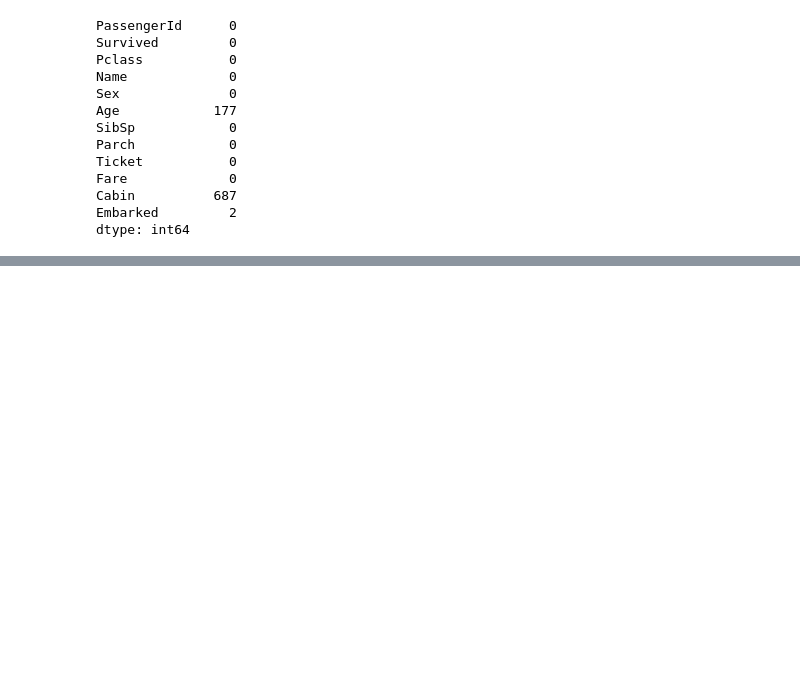
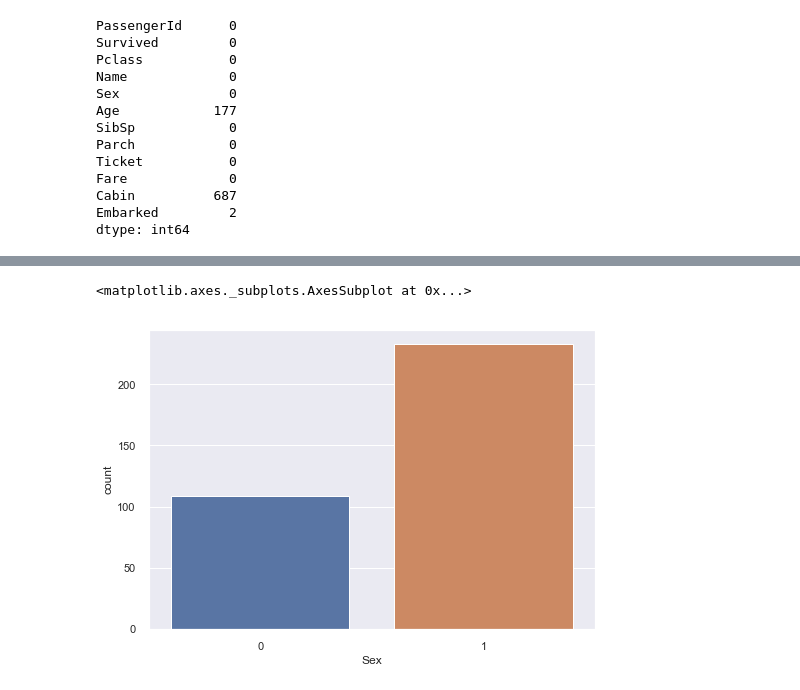
Before and after one commit to Pasha-Akito/Titanic_Machine-Learning-from-Disaster, a Jupyter notebook: titanic.ipynb, the cells around one changed output, grey strips where cells are left out. Drawn from its saved outputs; the diff is of its cells as text; code cells hidden in the pictures; blank space fills up the shorter version.

Commit message:
Added some Visualisation of the data

```diff
--- a/titanic.ipynb
+++ b/titanic.ipynb
@@ -94,0 +143,7 @@ dtype: int64
+# %%
+# Distribution of burned area
+survived_df = df.loc[df['Survived'] == 1]
+sns.countplot(data = survived_df, x = survived_df['Sex'] )
+# %% [output]
+<matplotlib.axes._subplots.AxesSubplot at 0x...>
+[figure, added]
```
Also changed, not shown: parts of 12 cells of this notebook.
